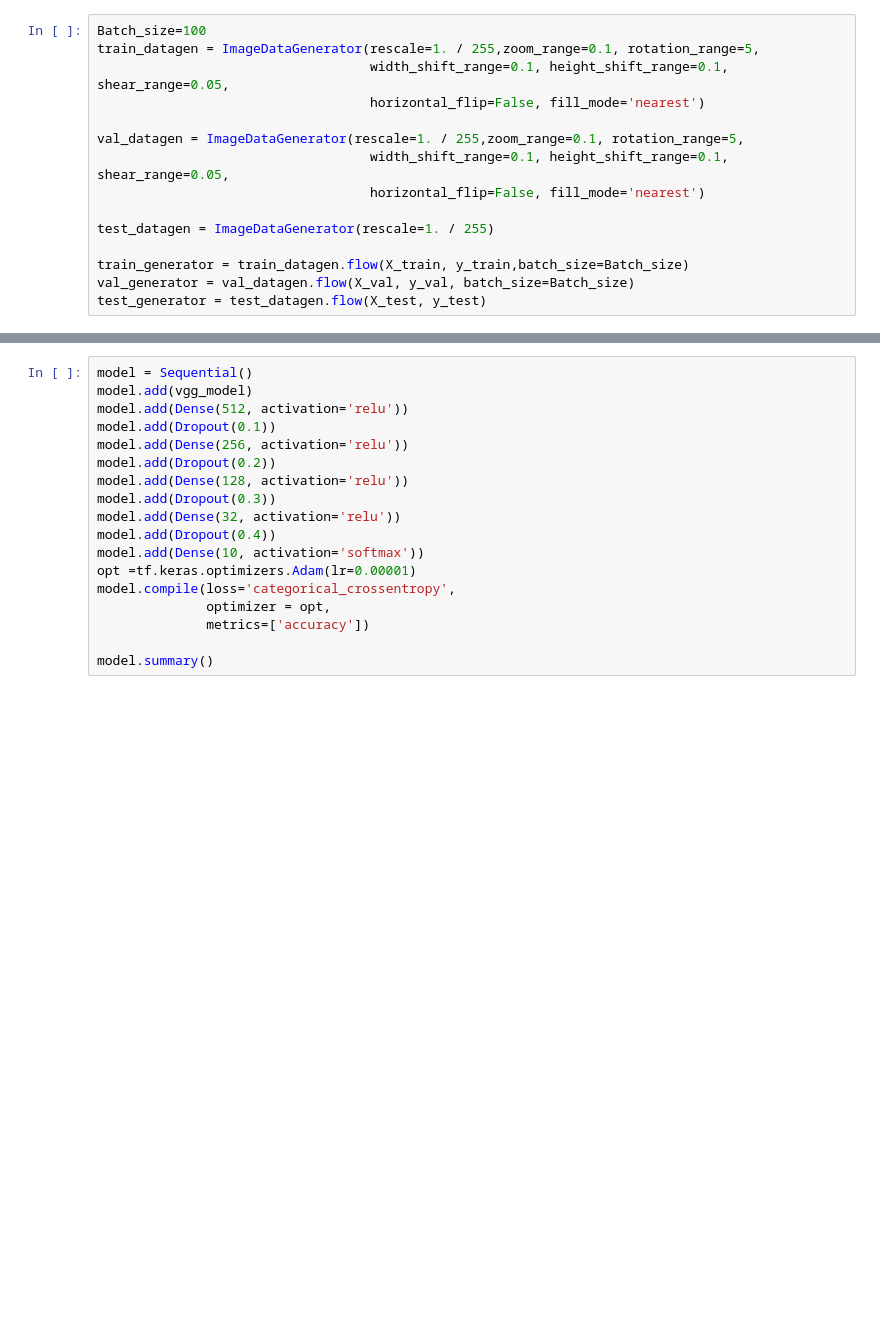
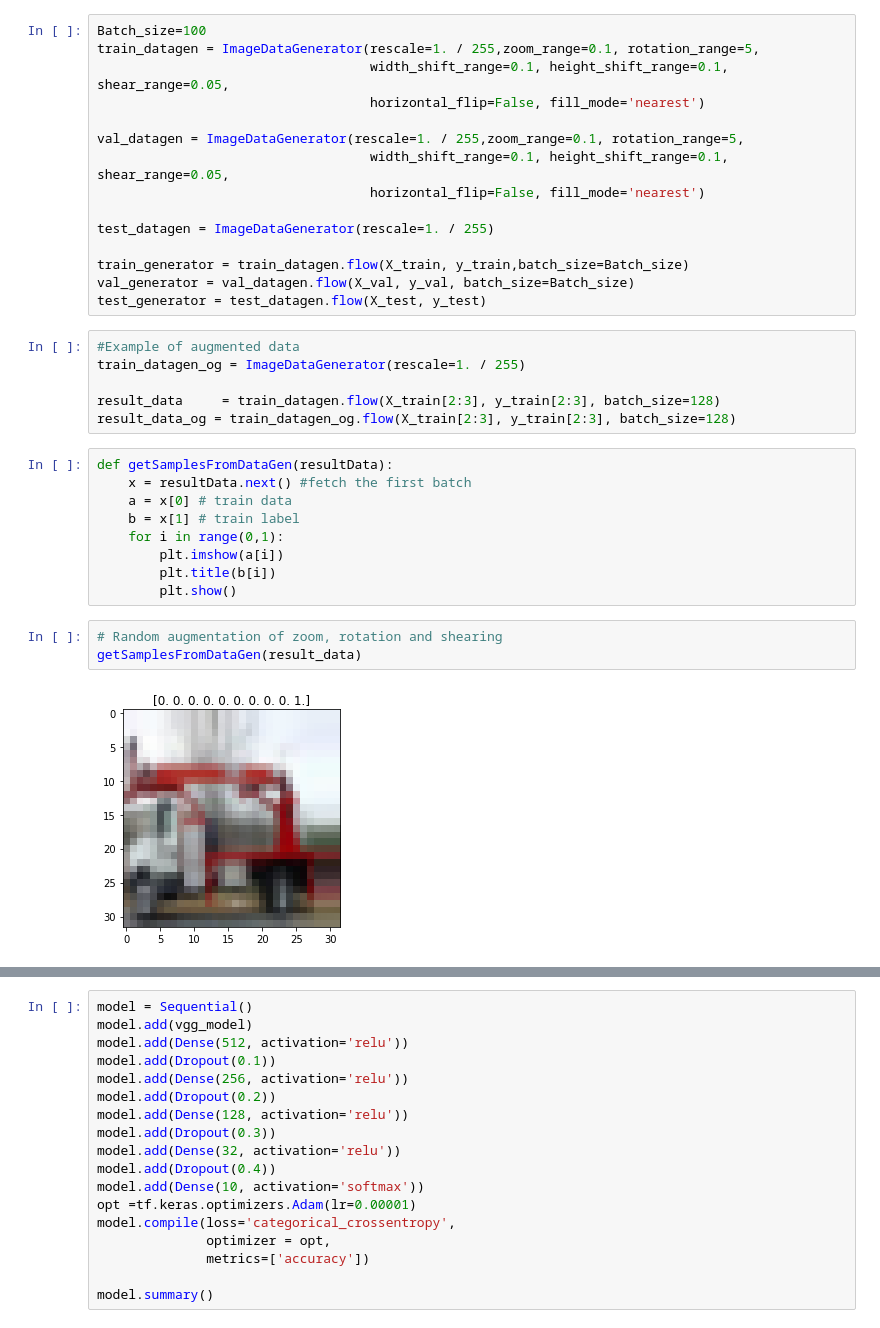
Before and after one commit to zaccleong/Cifar10_TL-Augmentation, a Jupyter notebook: Copy_of_TL_VGG19_Cifar10_76.ipynb, the cells around one changed output, grey strips where cells are left out. Drawn from its saved outputs; the diff is of its cells as text; blank space fills up the shorter version.

```diff
--- a/Copy_of_TL_VGG19_Cifar10_76.ipynb
+++ b/Copy_of_TL_VGG19_Cifar10_76.ipynb
@@ -106,3 +70,23 @@ test_datagen = ImageDataGenerator(rescale=1. / 255)
 train_generator = train_datagen.flow(X_train, y_train,batch_size=Batch_size)
 val_generator = val_datagen.flow(X_val, y_val, batch_size=Batch_size)
 test_generator = test_datagen.flow(X_test, y_test)
+# %%
+#Example of augmented data
+train_datagen_og = ImageDataGenerator(rescale=1. / 255)
+
+result_data     = train_datagen.flow(X_train[2:3], y_train[2:3], batch_size=128)
+result_data_og = train_datagen_og.flow(X_train[2:3], y_train[2:3], batch_size=128)
+# %%
+def getSamplesFromDataGen(resultData):
+    x = resultData.next() #fetch the first batch
+    a = x[0] # train data
+    b = x[1] # train label
+    for i in range(0,1):
+        plt.imshow(a[i])
+        plt.title(b[i])
+        plt.show()
+# %%
+# Random augmentation of zoom, rotation and shearing
+getSamplesFromDataGen(result_data)
+# %% [output]
+[figure, added]
```
Also changed, not shown: parts of 10 cells of this notebook.
